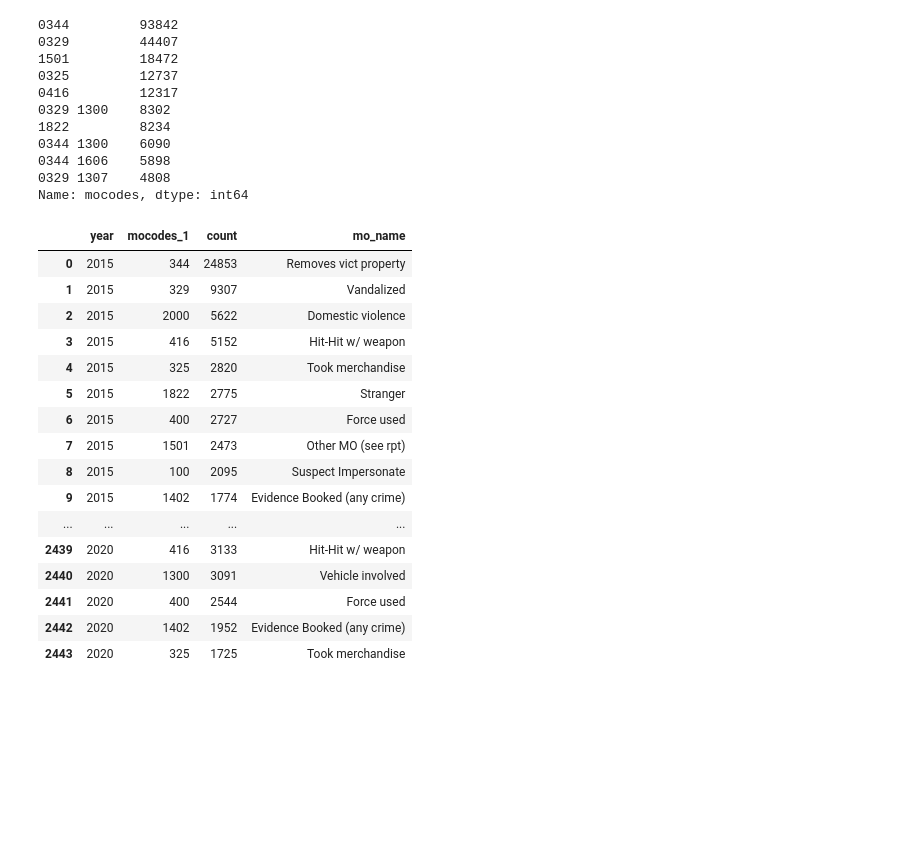
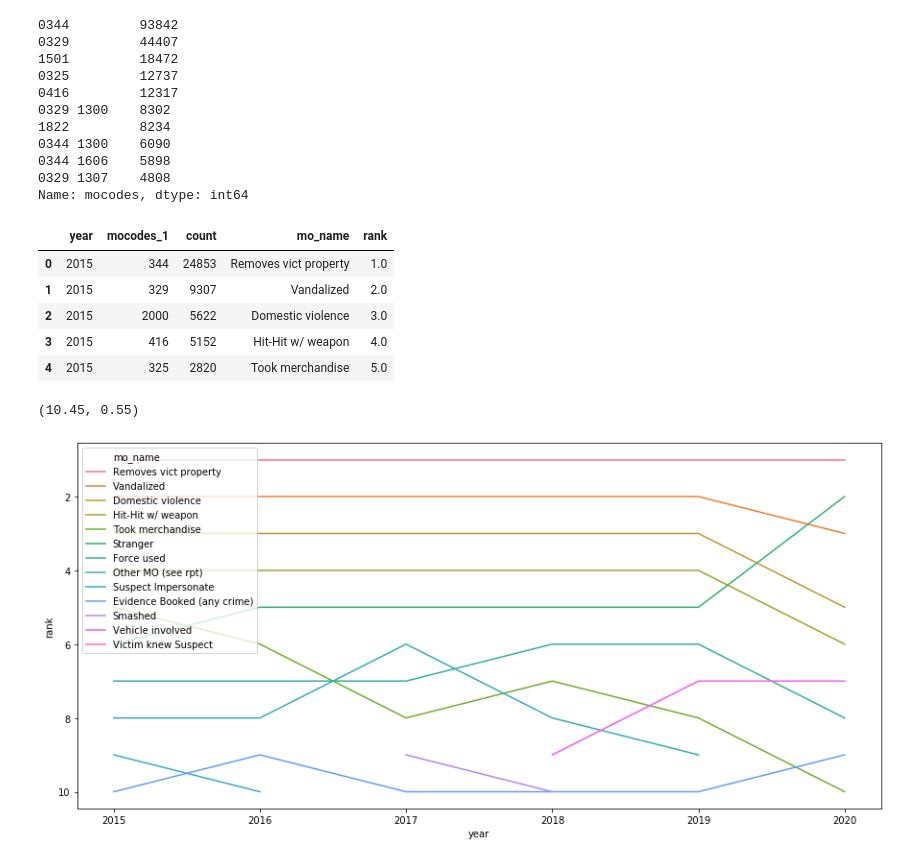
Before and after one commit to veeps/LA_innovation_team, a Jupyter notebook: code/002_EDA.ipynb, the cells around one changed output. Saved outputs shown, nothing was run; the diff lists cells and outputs as text; code cells hidden in the pictures; blank space fills up the shorter version.

Commit message:
plot MO code trends in the last 5 years

```diff
--- a/code/002_EDA.ipynb
+++ b/code/002_EDA.ipynb
@@ -149,23 +150,25 @@ top_mo = gt.top_trends(df_5, column='year', variable='mocodes_1', n=10)
 # %%
 # Add in the name of the MO codes to dataframe
 top_mo["mo_name"] = convert.get_names(top_mo, "mocodes_1", mocode_dict)
+# %%
+# create a rank column
+top_mo["rank"] = top_mo.groupby('year')["count"].rank(ascending=False)
 # %%
-top_mo
+top_mo.head()
 # %% [output]
-|  | year | mocodes_1 | count | mo_name |
-| 0 | 2015 | 344 | 24853 | Removes vict property |
-| 1 | 2015 | 329 | 9307 | Vandalized |
-| 2 | 2015 | 2000 | 5622 | Domestic violence |
-| 3 | 2015 | 416 | 5152 | Hit-Hit w/ weapon |
-| 4 | 2015 | 325 | 2820 | Took merchandise |
-| 5 | 2015 | 1822 | 2775 | Stranger |
-| 6 | 2015 | 400 | 2727 | Force used |
-| 7 | 2015 | 1501 | 2473 | Other MO (see rpt) |
-| 8 | 2015 | 100 | 2095 | Suspect Impersonate |
-| 9 | 2015 | 1402 | 1774 | Evidence Booked (any crime) |
-| ... | ... | ... | ... | ... |
-| 2439 | 2020 | 416 | 3133 | Hit-Hit w/ weapon |
-| 2440 | 2020 | 1300 | 3091 | Vehicle involved |
-| 2441 | 2020 | 400 | 2544 | Force used |
-| 2442 | 2020 | 1402 | 1952 | Evidence Booked (any crime) |
-| 2443 | 2020 | 325 | 1725 | Took merchandise |
+|  | year | mocodes_1 | count | mo_name | rank |
+| 0 | 2015 | 344 | 24853 | Removes vict property | 1.0 |
+| 1 | 2015 | 329 | 9307 | Vandalized | 2.0 |
+| 2 | 2015 | 2000 | 5622 | Domestic violence | 3.0 |
+| 3 | 2015 | 416 | 5152 | Hit-Hit w/ weapon | 4.0 |
+| 4 | 2015 | 325 | 2820 | Took merchandise | 5.0 |
+# %%
+plt.figure(figsize=(15, 7))
+
+ax = sns.lineplot(x="year", y="rank", hue="mo_name", markers = True,
+                  data=top_mo)
+
+plt.ylim(reversed(plt.ylim()))
+# %% [output]
+(10.45, 0.55)
+[figure, added]
```
Also changed, not shown: parts of 1 cell of this notebook.
